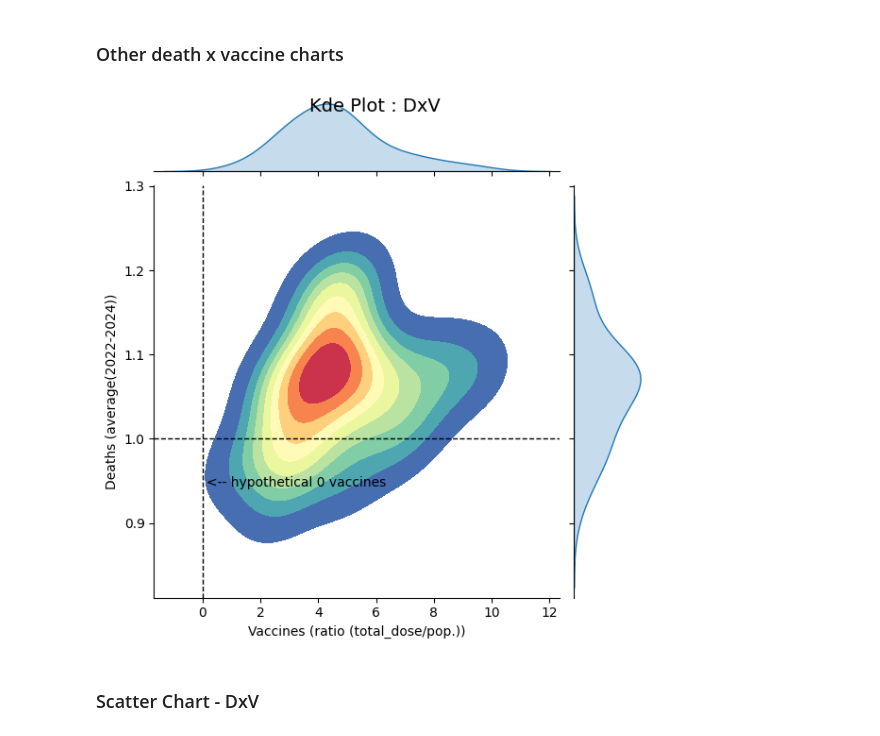
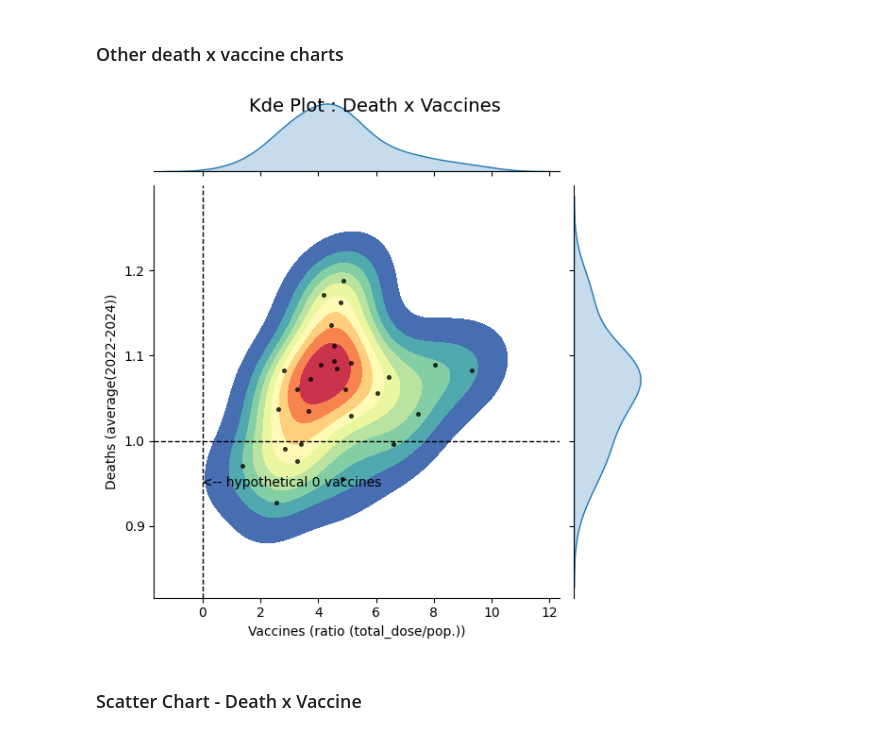
Before and after one commit to jgarza9788/Excess_Mortality_And_Vaccines_In_Europe, a Jupyter notebook: main.ipynb, the cells around one changed output. Saved outputs shown, nothing was run; the diff lists cells and outputs as text; code cells hidden in the pictures.

```diff
--- a/main.ipynb
+++ b/main.ipynb
@@ -622,7 +711,8 @@ ddn.to_csv(r'out\death_data_norm.csv',index=False)
 * codn = cod, normalized
 # %%
 # getting the data
-cod = pd.read_excel(os.path.join(DataDIR,"hlth_cd_aro__custom_15177032_page_spreadsheet.xlsx"),sheet_name = "Sheet 1")
+# cod = pd.read_excel(os.path.join(DataDIR,"hlth_cd_aro__custom_15613373_page_spreadsheet.xlsx"),sheet_name = "Sheet 1")
+cod = pd.read_excel(os.path.join(DataDIR,"hlth_cd_aro__custom_15699666_page_spreadsheet.xlsx"),sheet_name = "Sheet 1")
 
 # remove the headers
 cod = cod.iloc[9::]
@@ -785,17 +881,33 @@ temp['vacc'] = 'All'
 # and add it to all the vaccine data
 vd = pd.concat([vd,temp])
 
+
+# gets get the total dose1 (first dose) given
+vd['total_dose1'] = vd['dose1']
+
+# dose1 ... cumulative sum, dose1/pop. , dose1/pop. normalize
+vd['td1_sum'] = vd.groupby(['abbr','vacc'])['total_dose1'].cumsum()
+vd['dose1_pop_ratio'] = vd['td1_sum']/vd['Population']
+## normalizsed version
+vd['dpr1_norm'] = (vd['dose1_pop_ratio'] - vd['dose1_pop_ratio'].min()) / (vd['dose1_pop_ratio'].max() - vd['dose1_pop_ratio'].min())
+
 vd['td_sum'] = vd.groupby(['abbr','vacc'])['total_dose'].cumsum()
 vd['dose_pop_ratio'] = vd['td_sum']/vd['Population']
-
 ## normalizsed version
 vd['dpr_norm'] = (vd['dose_pop_ratio'] - vd['dose_pop_ratio'].min()) / (vd['dose_pop_ratio'].max() - vd['dose_pop_ratio'].min())
 
 vd['name'] = vd.abbr.apply(abbr_to_name)
 
-display(vd.head(5))
-display(vd.tail(5))
+# display(vd.head(5))
+# display(vd.tail(5))
 
 # save to out folder
 vd.to_csv(r'out\vacc_data.csv',index=False)
+
+# display(vd.head(100))
+
+# an example of a few
+display(vd[(vd['abbr']=='FI') & (vd['vacc']=='All')])
+display(vd[(vd['abbr']=='SK') & (vd['vacc']=='All')])
+display(vd[(vd['abbr']=='RO') & (vd['vacc']=='All')])
 # %% [output]
@@ -1467,35 +1641,47 @@ display('-1'+' '*48 + '0' + ' '*50 + '1')
 # %% [markdown]
 ### Other death x vaccine charts
 # %%
-
-temp = dxv[dxv.value < 14]
+temp = dxv[dxv.value < 14] #gets rid of the outliar (finland)
 temp = temp.dropna(subset=['value'])
 
+
+    # kde
 g = sns.jointplot(
     data=temp,
     x="value",
     y="average(2022-2024)",
     kind="kde",
     fill=True,
     cmap=heatmapCM
 )
+
+# Add scatter points on top
+g.ax_joint.scatter(
+    temp["value"],
+    temp['average(2022-2024)'],
+    color="black",
+    alpha=0.7,
+    s=7
+)
+
+
 g.set_axis_labels( "Vaccines (ratio (total_dose/pop.))","Deaths (average(2022-2024))")
 
-g.figure.suptitle("Kde Plot : DxV", fontsize=14)
+g.figure.suptitle("Kde Plot : Death x Vaccines", fontsize=14)
 
 # Add a title
-plt.title("<-- hypothetical 0 vaccines", fontsize=10,x=0.35,y=0.25)
+plt.title("<-- hypothetical 0 vaccines", fontsize=10,x=0.34,y=0.25)
 
 # Add vertical and horizontal lines
 plt.axvline(x=0.0, color='black', linestyle='--', linewidth=1)  # Vertical line at x=20
 plt.axhline(y=1.0, color='black', linestyle='--', linewidth=1)  # Horizontal line at y=3
 
 # display(vdravg)
 plt.show()
 # %% [output]
-[figure, old version]
+[figure, new version]
 # %%
-title = 'Scatter Chart - DxV'
+title = 'Scatter Chart - Death x Vaccine'
 display(MD(f'### {title}'))
 
 fig = px.scatter(
@@ -1524,7 +1710,7 @@ fig.add_shape(
 
 fig.show()
 # %% [output]
-### Scatter Chart - DxV
+### Scatter Chart - Death x Vaccine
 # %% [markdown]
 ### Bad-Batch Theory
 #### There seems to be to be an unusual grouping/cluster
```
Also changed, not shown: parts of 41 cells of this notebook, 13 other files.
